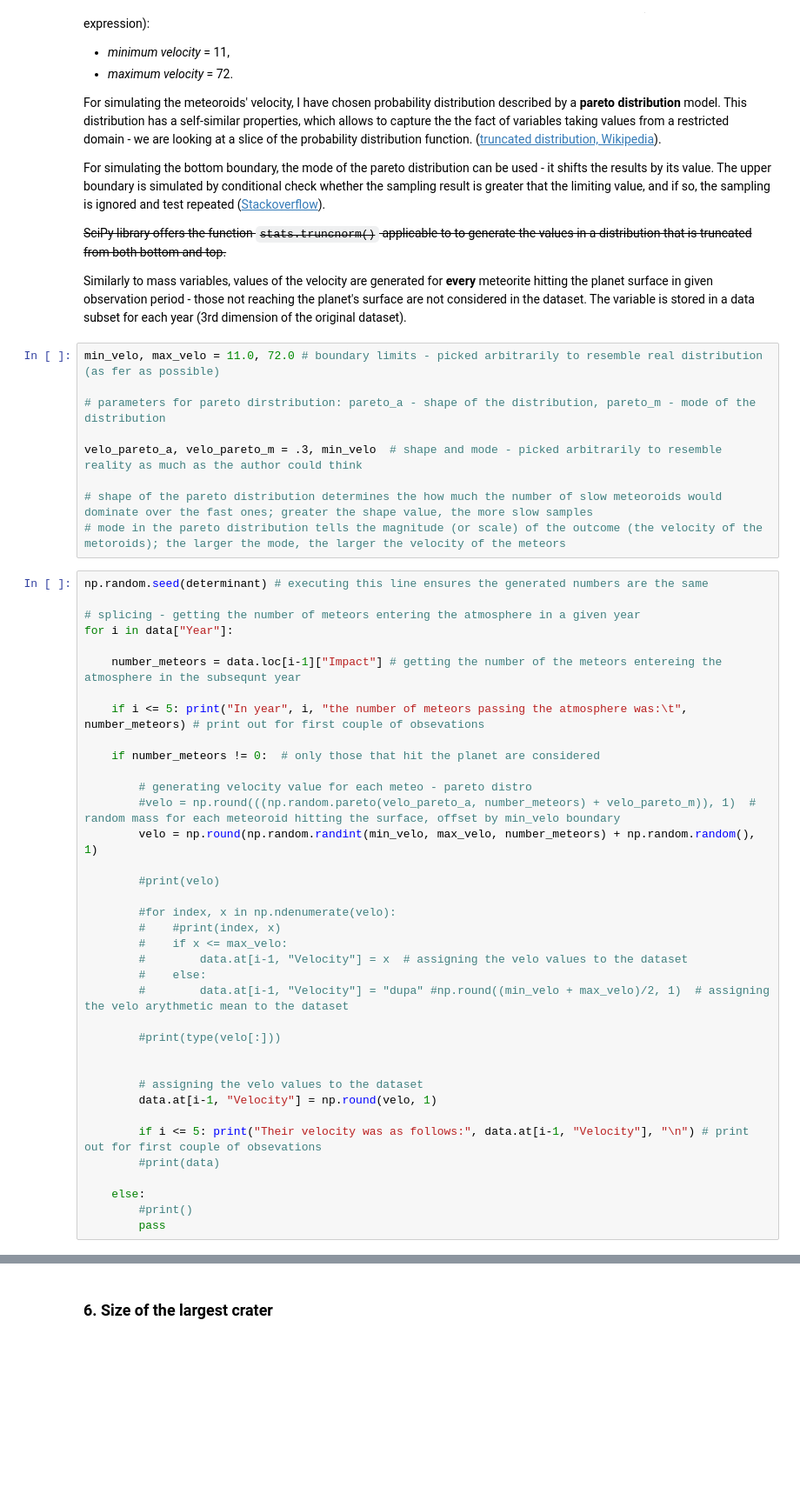
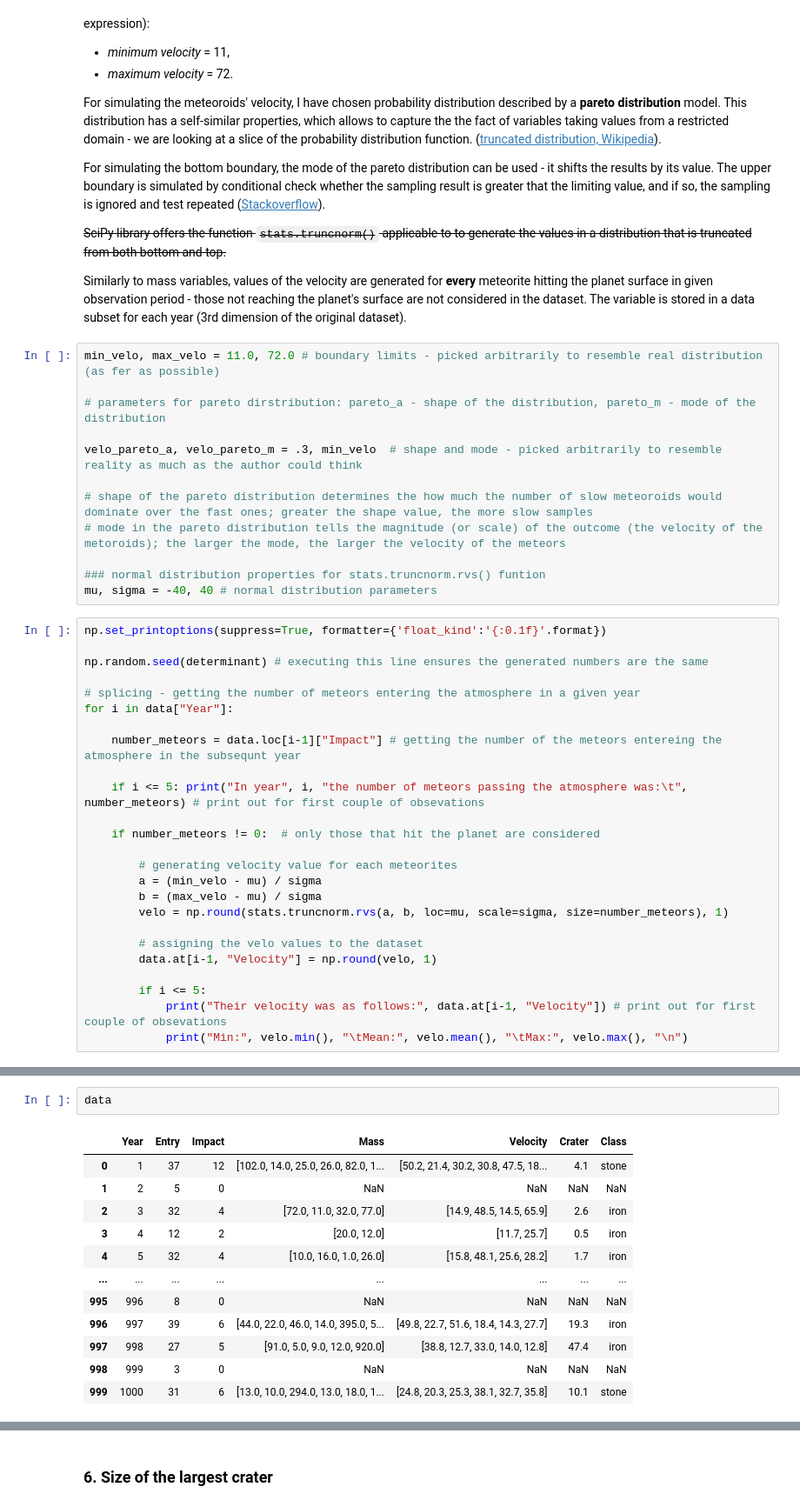
Before and after one commit to andkoc001/data_synthesis, a Jupyter notebook: data_synth_1.ipynb, the cells around one changed output, grey strips where cells are left out. Shown at 87% size. Cells and saved outputs as stored; diff of their text form; blank space fills up the shorter version.

```diff
--- a/data_synth_1.ipynb
+++ b/data_synth_1.ipynb
@@ -405,7 +405,12 @@ velo_pareto_a, velo_pareto_m = .3, min_velo  # shape and mode - picked arbitrari
 
 # shape of the pareto distribution determines the how much the number of slow meteoroids would dominate over the fast ones; greater the shape value, the more slow samples
 # mode in the pareto distribution tells the magnitude (or scale) of the outcome (the velocity of the metoroids); the larger the mode, the larger the velocity of the meteors
+
+### normal distribution properties for stats.truncnorm.rvs() funtion
+mu, sigma = -40, 40 # normal distribution parameters
 # %%
+np.set_printoptions(suppress=True, formatter={'float_kind':'{:0.1f}'.format})
+
 np.random.seed(determinant) # executing this line ensures the generated numbers are the same
 
 # splicing - getting the number of meteors entering the atmosphere in a given year
@@ -417,30 +422,16 @@ for i in data["Year"]:
 
     if number_meteors != 0:  # only those that hit the planet are considered
 
-        # generating velocity value for each meteo - pareto distro
-        #velo = np.round(((np.random.pareto(velo_pareto_a, number_meteors) + velo_pareto_m)), 1)  # random mass for each meteoroid hitting the surface, offset by min_velo boundary
-        velo = np.round(np.random.randint(min_velo, max_velo, number_meteors) + np.random.random(), 1)
-
-        #print(velo)
-
-        #for index, x in np.ndenumerate(velo):
-        #    #print(index, x)
-        #    if x <= max_velo:
-        #        data.at[i-1, "Velocity"] = x  # assigning the velo values to the dataset
-        #    else:
-        #        data.at[i-1, "Velocity"] = "dupa" #np.round((min_velo + max_velo)/2, 1)  # assigning the velo arythmetic mean to the dataset
-
-        #print(type(velo[:]))
-
+        # generating velocity value for each meteorites
+        a = (min_velo - mu) / sigma
+        b = (max_velo - mu) / sigma
+        velo = np.round(stats.truncnorm.rvs(a, b, loc=mu, scale=sigma, size=number_meteors), 1)
 
         # assigning the velo values to the dataset
         data.at[i-1, "Velocity"] = np.round(velo, 1)
 
-        if i <= 5: print("Their velocity was as follows:", data.at[i-1, "Velocity"], "\n") # print out for first couple of obsevations
-        #print(data)
-
-    else:
-        #print()
-        pass
+        if i <= 5:
+            print("Their velocity was as follows:", data.at[i-1, "Velocity"]) # print out for first couple of obsevations
+            print("Min:", velo.min(), "\tMean:", velo.mean(), "\tMax:", velo.max(), "\n")
 # %% [output]
 In year 1 the number of meteors passing the atmosphere was:      12
@@ -505,0 +453,15 @@ TypeError: loop of ufunc does not support argument 0 of type numpy.ndarray which
+# %%
+data
+# %% [output]
+|  | Year | Entry | Impact | Mass | Velocity | Crater | Class |
+| 0 | 1 | 37 | 12 | [102.0, 14.0, 25.0, 26.0, 82.0, 1... | [50.2, 21.4, 30.2, 30.8, 47.5, 18... | 4.1 | stone |
+| 1 | 2 | 5 | 0 | NaN | NaN | NaN | NaN |
+| 2 | 3 | 32 | 4 | [72.0, 11.0, 32.0, 77.0] | [14.9, 48.5, 14.5, 65.9] | 2.6 | iron |
+| 3 | 4 | 12 | 2 | [20.0, 12.0] | [11.7, 25.7] | 0.5 | iron |
+| 4 | 5 | 32 | 4 | [10.0, 16.0, 1.0, 26.0] | [15.8, 48.1, 25.6, 28.2] | 1.7 | iron |
+| ... | ... | ... | ... | ... | ... | ... | ... |
+| 995 | 996 | 8 | 0 | NaN | NaN | NaN | NaN |
+| 996 | 997 | 39 | 6 | [44.0, 22.0, 46.0, 14.0, 395.0, 5... | [49.8, 22.7, 51.6, 18.4, 14.3, 27.7] | 19.3 | iron |
+| 997 | 998 | 27 | 5 | [91.0, 5.0, 9.0, 12.0, 920.0] | [38.8, 12.7, 33.0, 14.0, 12.8] | 47.4 | iron |
+| 998 | 999 | 3 | 0 | NaN | NaN | NaN | NaN |
+| 999 | 1000 | 31 | 6 | [13.0, 10.0, 294.0, 13.0, 18.0, 1... | [24.8, 20.3, 25.3, 38.1, 32.7, 35.8] | 10.1 | stone |
```
Also changed, not shown: parts of 7 cells of this notebook.
